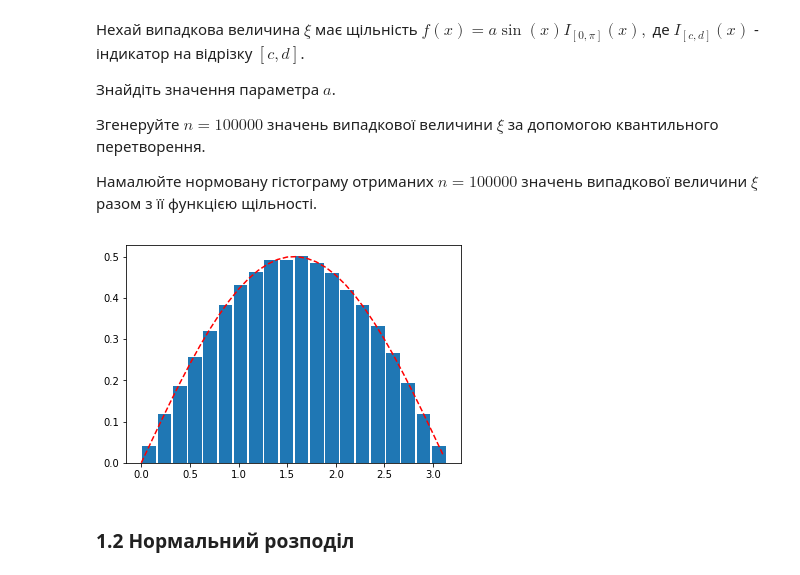
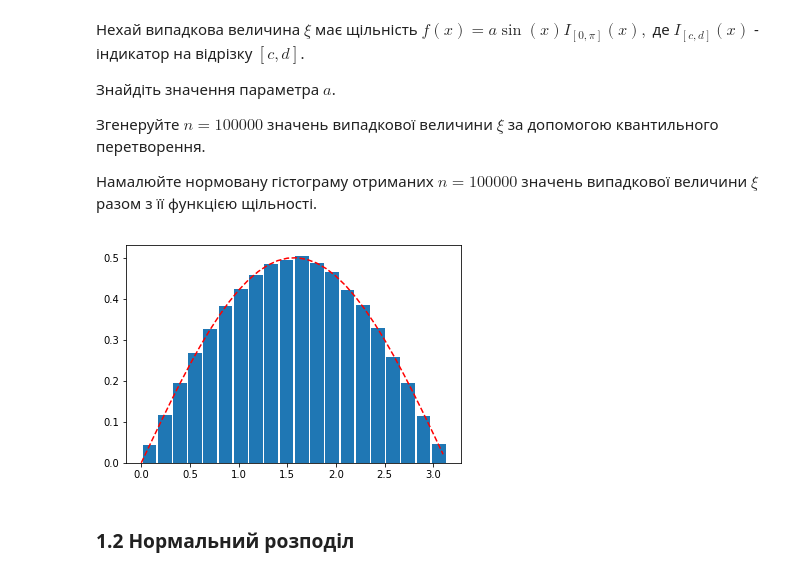
Before and after one commit to davendiy/pt_course2, a Jupyter notebook: Лабораторне заняття 7/Домашня робота 7.ipynb, the cells around one changed output. Cells and saved outputs as stored; diff of their text form; code cells hidden in the pictures.

```diff
--- a/Лабораторне заняття 7/Домашня робота 7.ipynb
+++ b/Лабораторне заняття 7/Домашня робота 7.ipynb
@@ -22,25 +22,25 @@ $f(x) = a \sin(x) I_{[0, \pi]}(x),$
 # %%
 # Місце для Вашого коду
 
 from scipy.stats import uniform
 
 a = 1/2    # integral a sin(x) dx, x from 0 to pi = 1
 
 
 def inv_func(y):
-    return np.arcsin(y / a) + np.pi / 2
+    return np.arccos(1 - 2*y)
 
 
-rv = uniform(-0.5, 1)    # why it's must be from -0.5?
+rv = uniform(0, 1)
 random = inv_func(rv.rvs(100_000))
 
 x = np.arange(0, np.pi, 0.1)
 
 plt.hist(random, density=True, bins=20, rwidth=0.9)
 plt.plot(x, a * np.sin(x), 'r--')
 plt.show()
 # %% [output]
-[figure, old version]
+[figure, new version]
 # %% [markdown]
 ### 1.2 Нормальний розподіл
 # %% [markdown]
```
Also changed, not shown: parts of 2 cells of this notebook, 7 other files.
